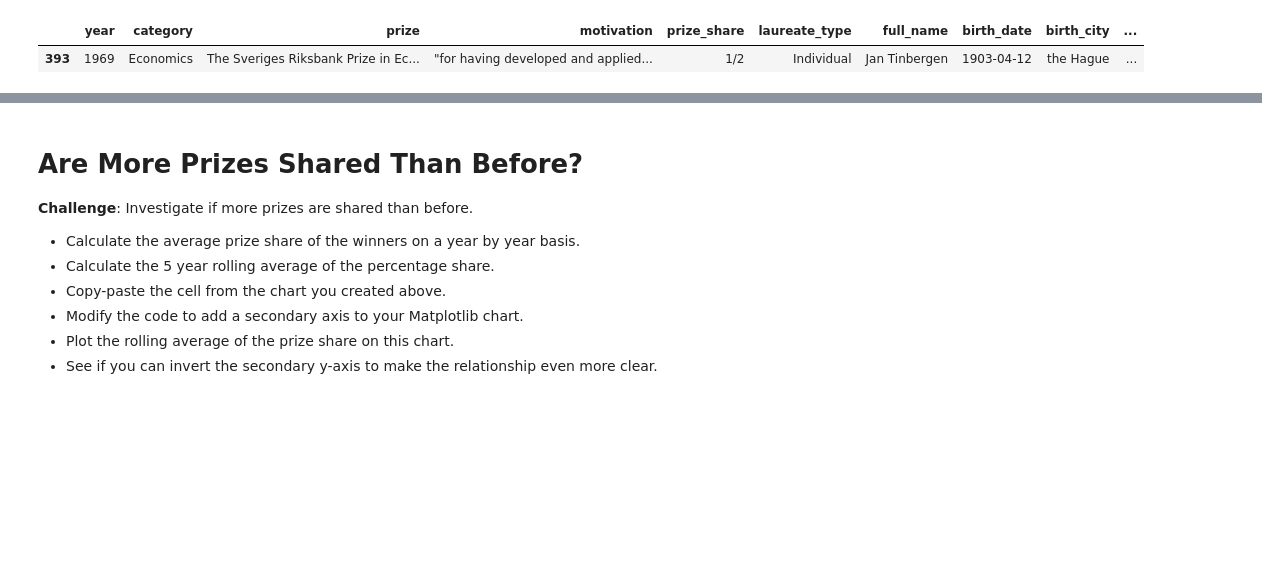
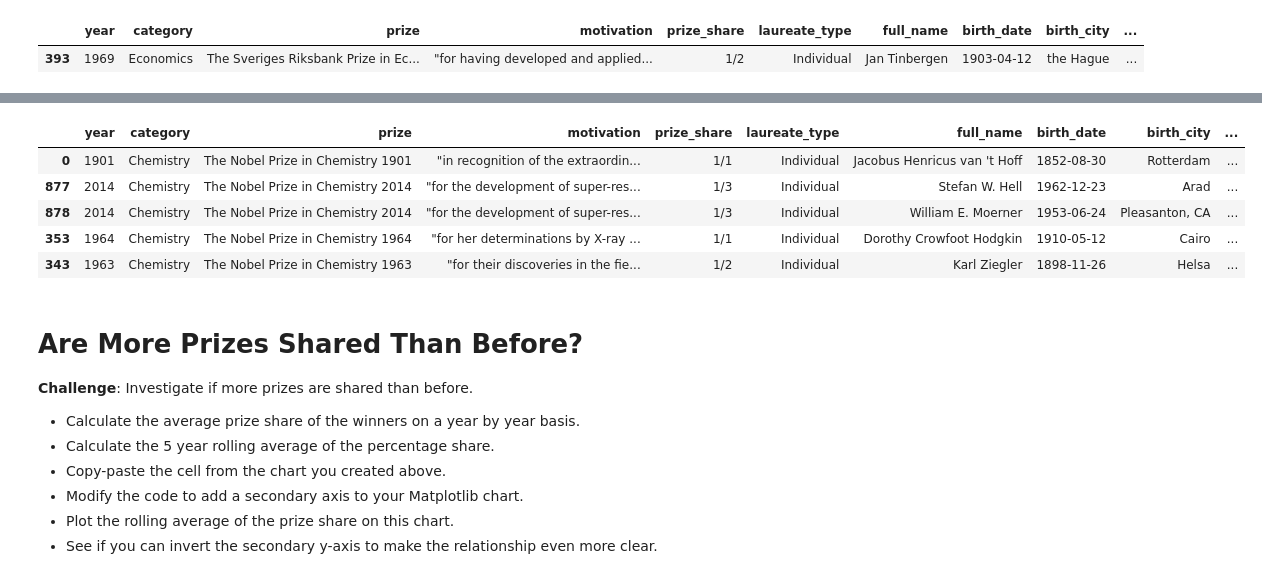
Before and after one commit to anushrinagul63/google_colab_notebooks, a Jupyter notebook: Nobel_Prize_Analysis.ipynb, the cells around one changed output, grey strips where cells are left out. Cells and saved outputs as stored; diff of their text form; code cells hidden in the pictures; blank space fills up the shorter version.

```diff
--- a/Nobel_Prize_Analysis.ipynb
+++ b/Nobel_Prize_Analysis.ipynb
@@ -296,6 +313,16 @@ eco
 
 * Looking at the chart, did the first and second world wars have an impact on the number of prizes being given out?
 * What could be the reason for the trend in the chart?
+# %%
+col = df_data.sort_values('category')
+col.head()
+# %% [output]
+|  | year | category | prize | motivation | prize_share | laureate_type | full_name | birth_date | birth_city | ... |
+| 0 | 1901 | Chemistry | The Nobel Prize in Chemistry 1901 | "in recognition of the extraordin... | 1/1 | Individual | Jacobus Henricus van 't Hoff | 1852-08-30 | Rotterdam | ... |
+| 877 | 2014 | Chemistry | The Nobel Prize in Chemistry 2014 | "for the development of super-res... | 1/3 | Individual | Stefan W. Hell | 1962-12-23 | Arad | ... |
+| 878 | 2014 | Chemistry | The Nobel Prize in Chemistry 2014 | "for the development of super-res... | 1/3 | Individual | William E. Moerner | 1953-06-24 | Pleasanton, CA | ... |
+| 353 | 1964 | Chemistry | The Nobel Prize in Chemistry 1964 | "for her determinations by X-ray ... | 1/1 | Individual | Dorothy Crowfoot Hodgkin | 1910-05-12 | Cairo | ... |
+| 343 | 1963 | Chemistry | The Nobel Prize in Chemistry 1963 | "for their discoveries in the fie... | 1/2 | Individual | Karl Ziegler | 1898-11-26 | Helsa | ... |
 # %% [markdown]
 # Are More Prizes Shared Than Before?
 
```
Also changed, not shown: parts of 3 cells of this notebook.
